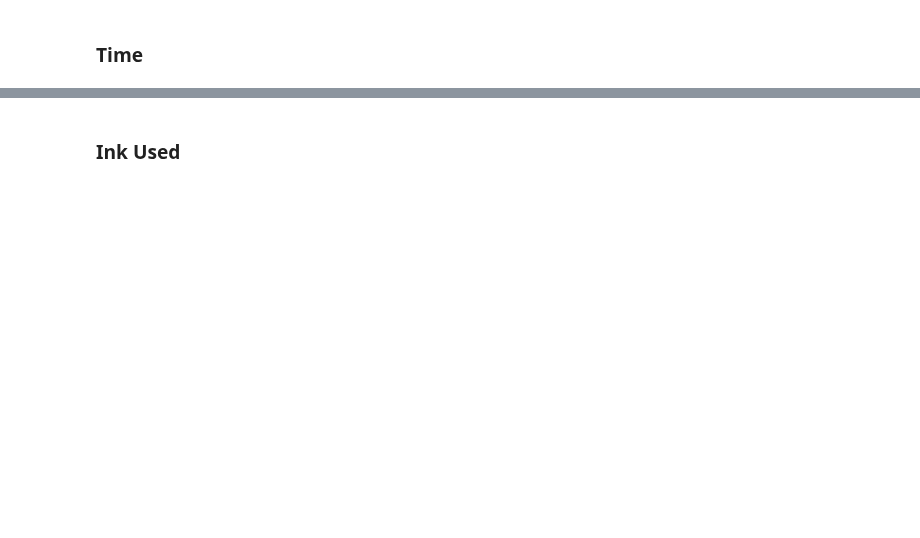
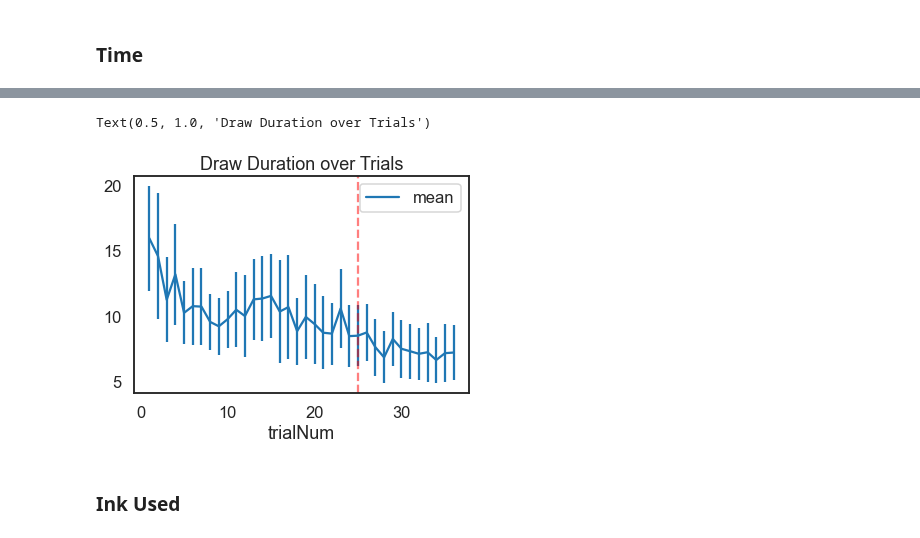
Before and after one commit to cogtoolslab/improvised_numerals, a Jupyter notebook: analysis/iternum2_analysis.ipynb, the cells around one changed output, grey strips where cells are left out. Drawn from its saved outputs; the diff is of its cells as text; code cells hidden in the pictures; blank space fills up the shorter version.

Commit message:
new analysis stuff, stim generation, utils...

```diff
--- a/analysis/iternum2_analysis.ipynb
+++ b/analysis/iternum2_analysis.ipynb
@@ -349,6 +380,8 @@ def show_targ_and_sketch(ID,trialnum,disp=True):
     stim_url = trial['Targ_s_Url'].values[0]
     get_stim = requests.get(stim_url)
     stim = Image.open(BytesIO(get_stim.content))
+    correct = trial['outcome'].values[0]
+    background_colour = "#1EB012" if correct == 1 else "#D31F13"
 
     get_sketch = trial['png'].values[0]
     sketch = Image.open(BytesIO(base64.b64decode(get_sketch)))
@@ -360,11 +393,11 @@ def show_targ_and_sketch(ID,trialnum,disp=True):
     widths, heights = zip(*(i.size for i in images))
     total_width = max(widths)
     max_height = sum(heights)
-    whole_trial = Image.new('RGBA', (total_width, max_height),color='white')
+    whole_trial = Image.new('RGBA', (total_width, max_height),color=background_colour)
     y_offset = 0
     for im in images:
         whole_trial.paste(im, (0,y_offset))
-        y_offset += im.size[1]
+        y_offset += im.size[1] + 5
     if disp == True:
         display(whole_trial)
     return whole_trial
@@ -374,27 +407,37 @@ def show_targs_sketches_game(ID,save=False):
     This function takes in a gameID and shows sketches and their targets for every trial, side by side.
     Optionally, it will save this output into a png.
     """
-    whole_game = Image.new('RGBA', (3200, 200),color='white')
-    for trial_num in np.arange(1,31):
+
+    # either make the width same as [possibly incomplete game] or hard-code it
+    numTrials = int(D[D.gameID == ID]['trialNum'].max())
+#     width = numTrials
+    width = 30
+
+    whole_game = Image.new('RGBA', (width*100, 205),color='white')
+    whole_game.putalpha(0)
+    for trial_num in np.arange(1,numTrials+1):
         trial = show_targ_and_sketch(ID,trial_num,disp=False)
         whole_game.paste(trial,(trial_num*100-100,0))
 
     if save == True:
         condition = D[D.gameID == ID]['Game_Condition'].values[0]
-        fname = str(condition) + '_' + ID + "_s_s"
+        regularity = D[D.gameID == ID]['Regularity'].values[0]
+        fname = str(condition) + '_' + str(regularity) + '_' + ID + "_ss"
 
-        out_dir = './sketches_stims'
+        out_dir = '../sketches_stims'
         # create the out_dir if it does not already exist
         if not os.path.exists(out_dir):
             os.makedirs(out_dir)
 
         # now save the image out to that directory
         if not os.path.exists(os.path.join(out_dir,fname+'.png')):
-            print('Rendering…', fname + '.png')
+#             print('Rendering…', fname + '.png')
             whole_game.save(os.path.join(out_dir,fname+'.png'),'PNG')
 
     return whole_game
 
-# for game_id in kosher_games:
-#     print("Now generating sketch + stim display for ",game_id)
-#     show_targs_sketches_game(game_id,save=True)
+for i,game_id in enumerate(kosher_games):
+    print("Now generating sketch + stim display for {} ({} of {})".format(game_id,i+1,len(kosher_games)))
+    show_targs_sketches_game(game_id,save=True)
+
+print("Done")
@@ -485,8 +559,12 @@ if 'trialStartTime' in T.columns:
 # %%
 # plot the time spent drawing for each trial on average
 blah = get_confint(pd.DataFrame(D.groupby(['trialNum']).agg(['mean', 'count', 'std']))['drawDuration'])
 blah.plot(y='mean',yerr=blah['ci95_hi'] - blah['mean'])
+plt.axvline(x=25,c='r',ls='--',alpha=.5)
 plt.title("Draw Duration over Trials")
+# %% [output]
+Text(0.5, 1.0, 'Draw Duration over Trials')
+[figure, added]
 # %% [markdown]
 ### Ink Used
 # %%
```
Also changed, not shown: parts of 26 cells of this notebook, 7 other files.
